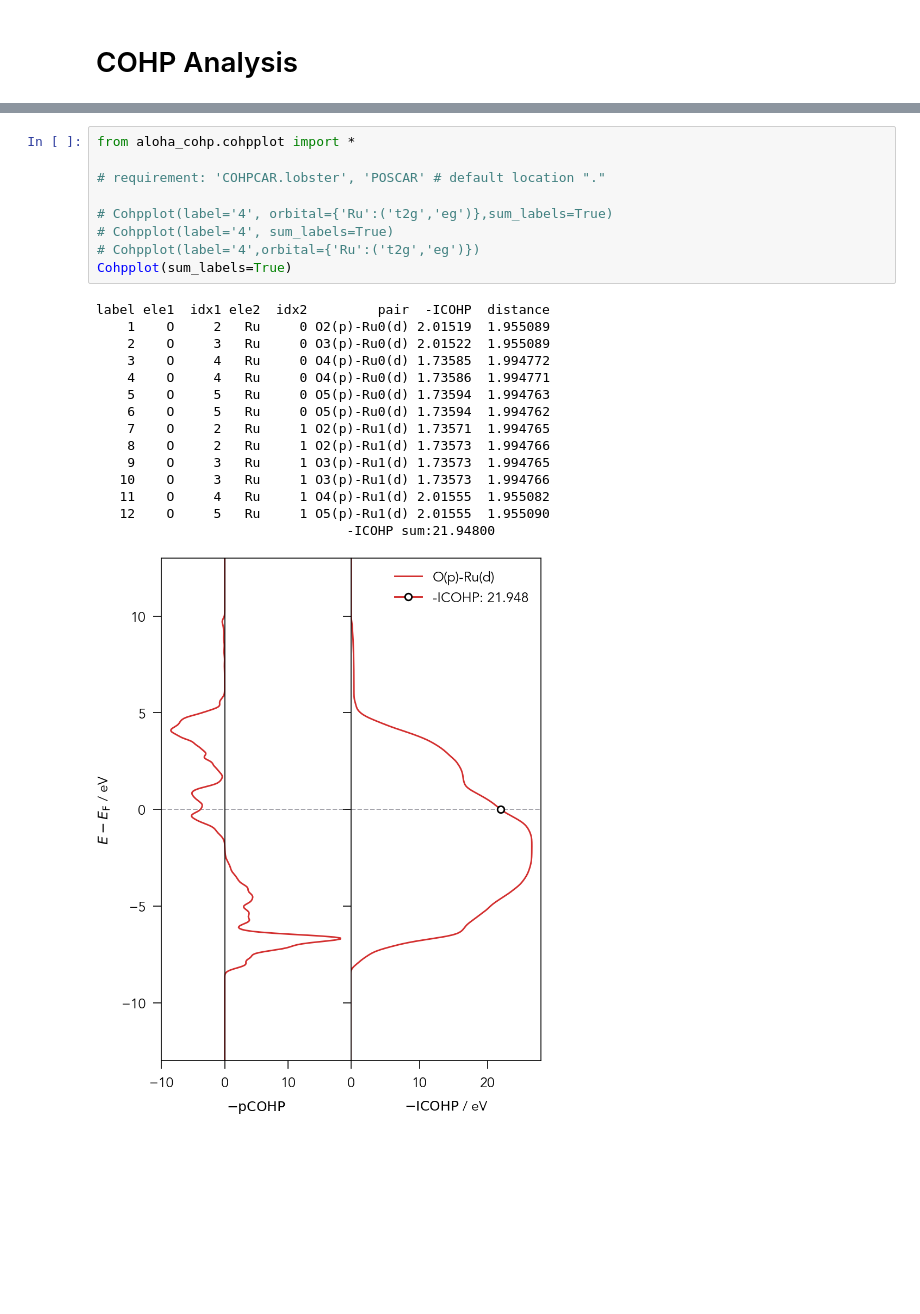
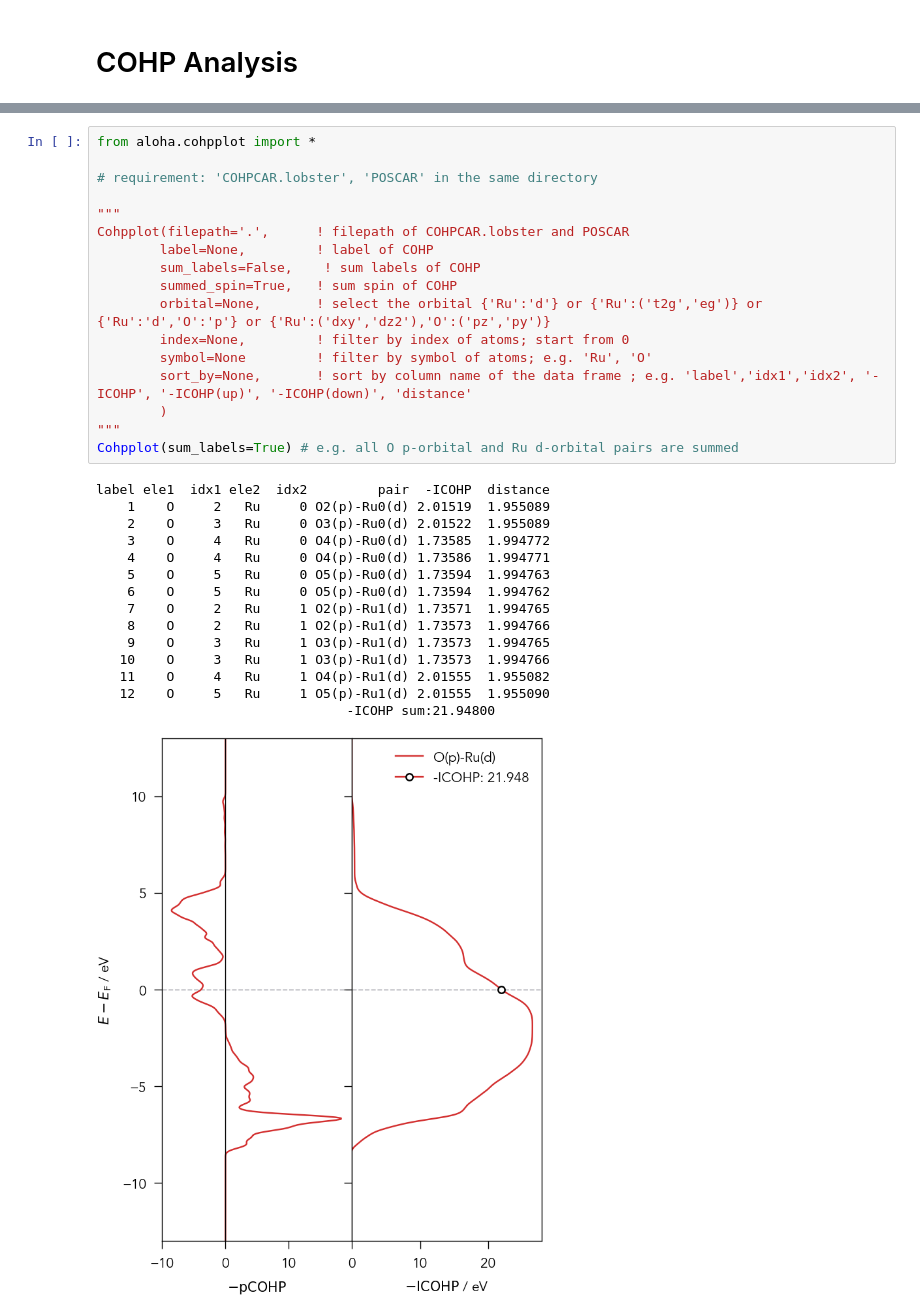
Before and after one commit to aracho12/aloha, a Jupyter notebook: 230807_COHP_example.ipynb, the cells around one changed output, grey strips where cells are left out. Cells and saved outputs as stored; diff of their text form; blank space fills up the shorter version.

```diff
--- a/230807_COHP_example.ipynb
+++ b/230807_COHP_example.ipynb
@@ -6,29 +6,37 @@
 `pip install mendeleev`
 `git clone https://github.com/aracho12/aloha.git`
 # %%
-from aloha_cohp.cohpplot import *
+from aloha.cohpplot import *
 
-# requirement: 'COHPCAR.lobster', 'POSCAR' # default location "."
+# requirement: 'COHPCAR.lobster', 'POSCAR' in the same directory
 
-# Cohpplot(label='4', orbital={'Ru':('t2g','eg')},sum_labels=True)
-# Cohpplot(label='4', sum_labels=True)
-# Cohpplot(label='4',orbital={'Ru':('t2g','eg')})
-Cohpplot(sum_labels=True)
+"""
+Cohpplot(filepath='.',      ! filepath of COHPCAR.lobster and POSCAR
+        label=None,         ! label of COHP
+        sum_labels=False,    ! sum labels of COHP
+        summed_spin=True,   ! sum spin of COHP
+        orbital=None,       ! select the orbital {'Ru':'d'} or {'Ru':('t2g','eg')} or {'Ru':'d','O':'p'} or {'Ru':('dxy','dz2'),'O':('pz','py')}
+        index=None,         ! filter by index of atoms; start from 0
+        symbol=None         ! filter by symbol of atoms; e.g. 'Ru', 'O'
+        sort_by=None,       ! sort by column name of the data frame ; e.g. 'label','idx1','idx2', '-ICOHP', '-ICOHP(up)', '-ICOHP(down)', 'distance'
+        )
+"""
+Cohpplot(sum_labels=True) # e.g. all O p-orbital and Ru d-orbital pairs are summed
 # %% [output]
 label ele1  idx1 ele2  idx2         pair  -ICOHP  distance
     1    O     2   Ru     0 O2(p)-Ru0(d) 2.01519  1.955089
     2    O     3   Ru     0 O3(p)-Ru0(d) 2.01522  1.955089
     3    O     4   Ru     0 O4(p)-Ru0(d) 1.73585  1.994772
     4    O     4   Ru     0 O4(p)-Ru0(d) 1.73586  1.994771
     5    O     5   Ru     0 O5(p)-Ru0(d) 1.73594  1.994763
     6    O     5   Ru     0 O5(p)-Ru0(d) 1.73594  1.994762
     7    O     2   Ru     1 O2(p)-Ru1(d) 1.73571  1.994765
     8    O     2   Ru     1 O2(p)-Ru1(d) 1.73573  1.994766
     9    O     3   Ru     1 O3(p)-Ru1(d) 1.73573  1.994765
    10    O     3   Ru     1 O3(p)-Ru1(d) 1.73573  1.994766
    11    O     4   Ru     1 O4(p)-Ru1(d) 2.01555  1.955082
    12    O     5   Ru     1 O5(p)-Ru1(d) 2.01555  1.955090
                                 -ICOHP sum:21.94800
-[figure, old version]
+[figure, new version]
 Figure saved as cohp.png
 Data saved as cohp.tsv
```
Also changed, not shown: parts of 5 cells of this notebook, 9 other files.
